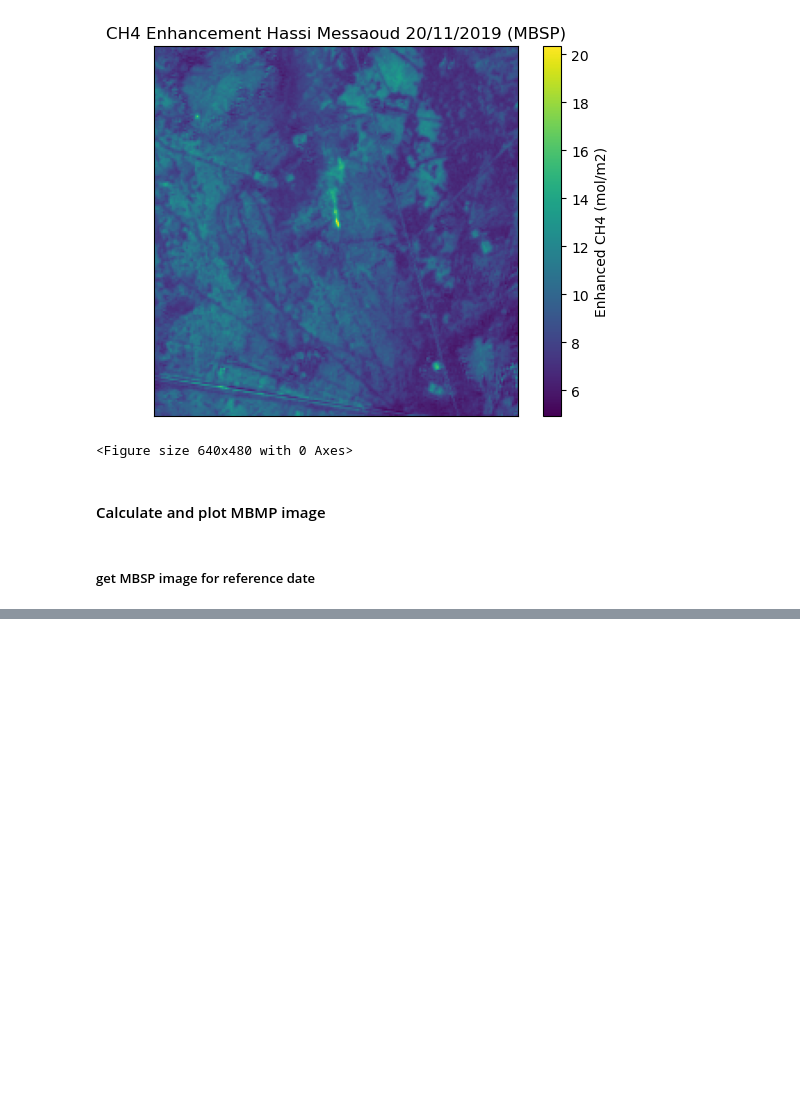
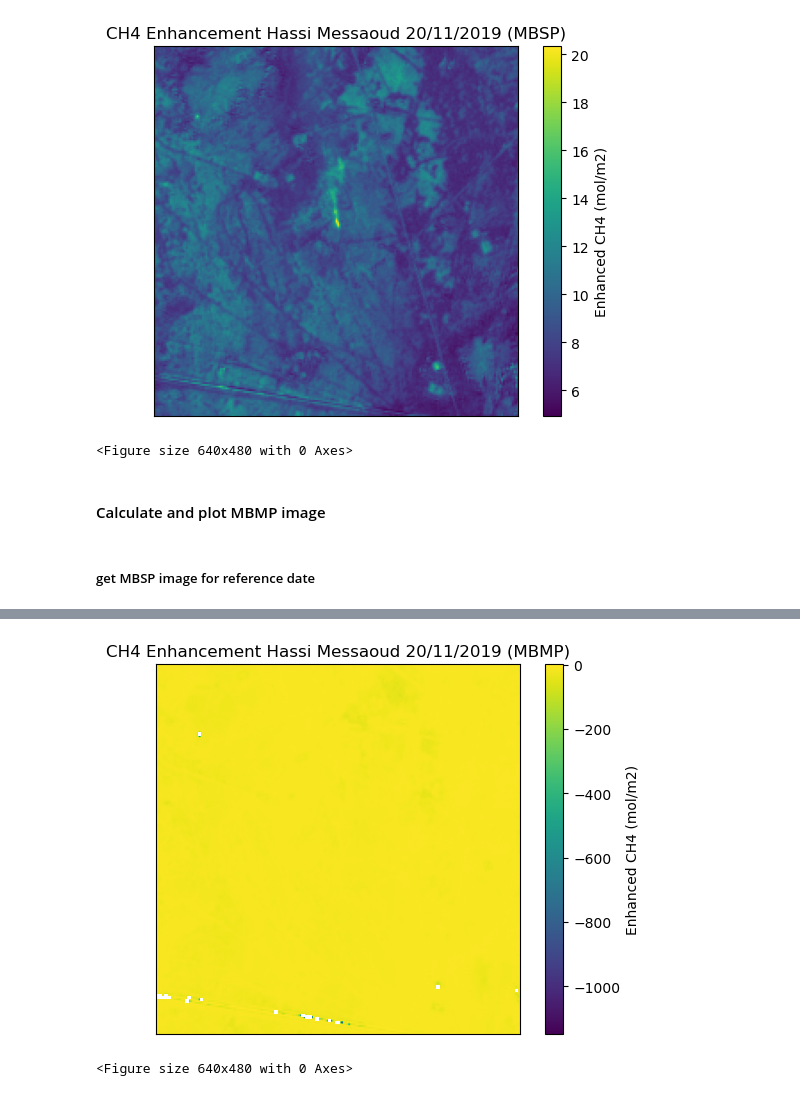
Before and after one commit to KRgeo/methane-retrievals, a Jupyter notebook: Radtran_speedup.ipynb, the cells around one changed output, grey strips where cells are left out. Drawn from its saved outputs; the diff is of its cells as text; code cells hidden in the pictures; blank space fills up the shorter version.

```diff
--- a/Radtran_speedup.ipynb
+++ b/Radtran_speedup.ipynb
@@ -114,12 +114,14 @@ print(next_day_str)
 # %% [output]
 2019-11-21
 # %%
+from datetime import datetime
+
 def find_angles(image_date, geometry_area):
 
     # get date of next day to filter image collection by
     image_date_dt = datetime.strptime(image_date, '%Y-%m-%d')
     # Correct way to add 1 day to the date
-    # next_day = image_date_dt + timedelta(days=1)
+    next_day = image_date_dt + timedelta(days=1)
 
     # If you need to convert next_day back to a string
     next_day_str = next_day.strftime('%Y-%m-%d')
@@ -158,0 +154,10 @@ Observing Angle: 9.98701922366
+# %%
+from datetime import datetime
+
+plume_date_start = "2022-12-31"  # Replace with the actual value
+
+# Convert plume_date_start to datetime format
+plume_date_start_datetime = datetime.strptime(plume_date_start, "%Y-%m-%d")
+
+# Print the datetime value
+print(plume_date_start_datetime)
@@ -767,6 +763,6 @@ Map(center=[31.6585, 5.9053], controls=(WidgetControl(options=['position', 'tran
 # %% [markdown]
 #### Pass these values through retrieval code
 # %%
-ch4_enh = retrieve(F_MBSP_array, instrument, method, targheight, obsheight, solarangle, obsangle, num_layers=100)
+ch4_enh = retrieve(F_MBSP_array, 'S2A', method, targheight, obsheight, solarangle, obsangle, num_layers=100)
 ch4_enh
 # %% [output]
@@ -991,0 +966,21 @@ plt.savefig('varon_plume_test.png')
+# %%
+
+import matplotlib.pyplot as plt
+# plt.imshow(ch4_enh - ch4_enh_REF, cmap='viridis', vmin= -2, vmax=2 )
+# plt.imshow(ch4_enh - ch4_enh_REF, cmap='viridis')
+
+plt.imshow(np.subtract(ch4_enh, ch4_enh_REF), cmap='viridis')
+plt.colorbar(label='Enhanced CH4 (mol/m2)')
+plt.title('Enhanced CH4 2D Image Plot')
+import matplotlib.pyplot as plt
+
+
+
+plt.title('CH4 Enhancement Hassi Messaoud 20/11/2019 (MBMP)')
+plt.xticks([])
+plt.yticks([])
+plt.show()
+plt.savefig('varon_plume_test.png')
+# %% [output]
+[figure, added]
+<Figure size 640x480 with 0 Axes>
```
Also changed, not shown: parts of 56 cells of this notebook.
